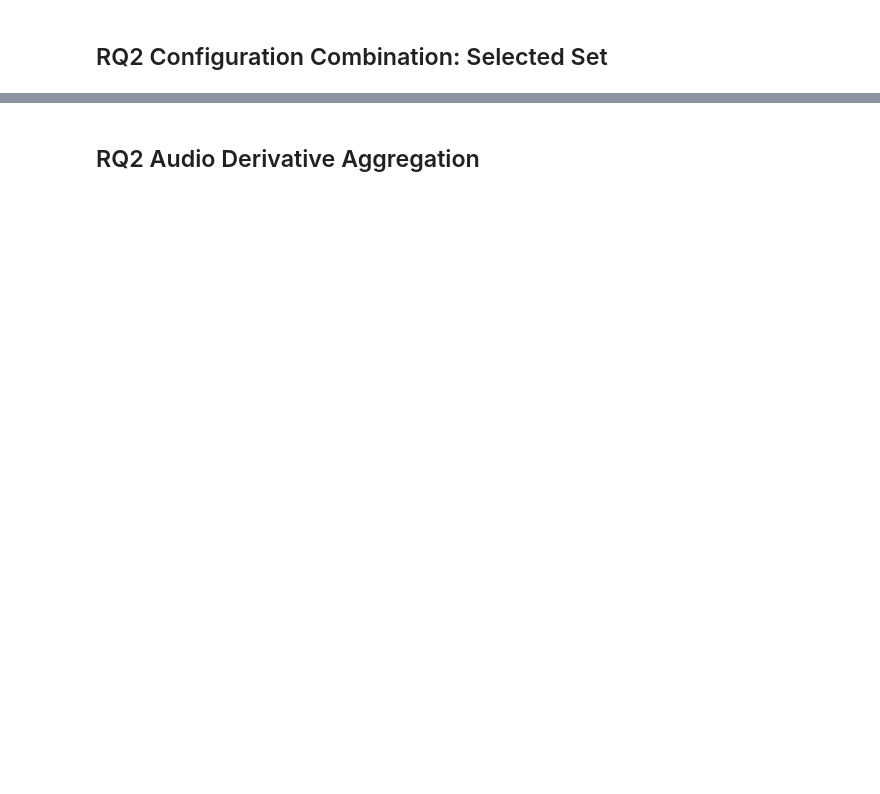
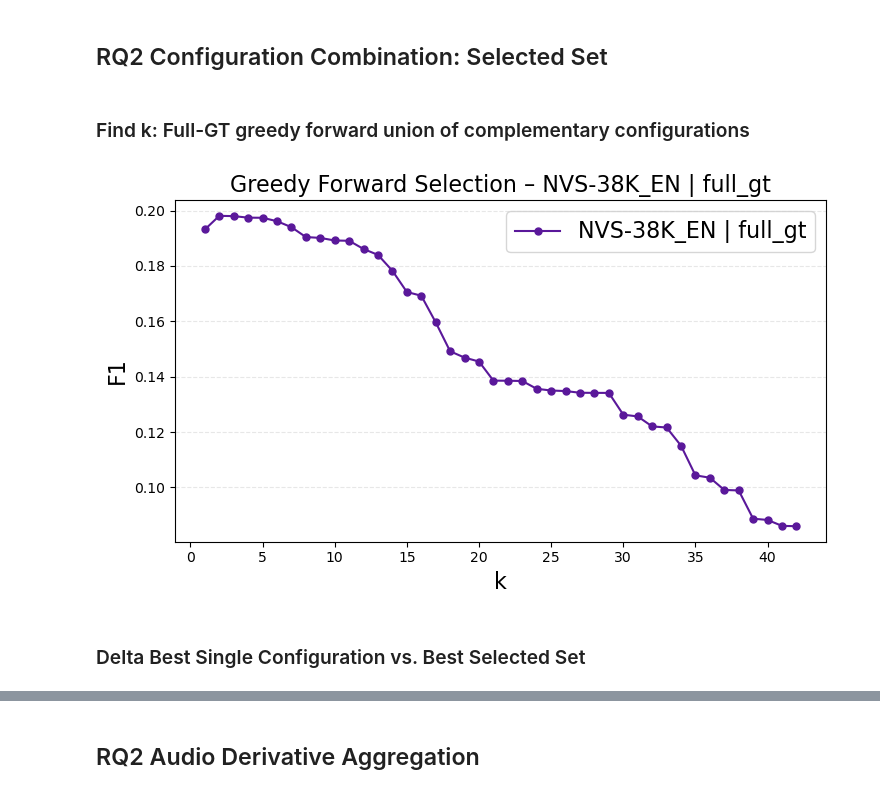
Before and after one commit to mafo3186/nvv-isolation-pipeline, a Jupyter notebook: notebooks/results_pipeline_evaluation_20260414.ipynb, the cells around one changed output, grey strips where cells are left out. Saved outputs shown, nothing was run; the diff lists cells and outputs as text; code cells hidden in the pictures; blank space fills up the shorter version.

Commit message:
thesis plot f1 vs k

```diff
--- a/notebooks/results_pipeline_evaluation_20260414.ipynb
+++ b/notebooks/results_pipeline_evaluation_20260414.ipynb
@@ -460,3 +405,18 @@ fig_part_gt.savefig(
 )
 # %% [markdown]
 ## RQ2 Configuration Combination: Selected Set
+# %% [markdown]
+### Find k: Full-GT greedy forward union of complementary configurations
+# %%
+from evaluation.rq_plots import plot_rq2a_f1_vs_k
+
+df_f1_vs_k = bundles_by_spec["NVS-38K_EN | full_gt"]["results"]["rq2a_f1_vs_k"]
+
+f1_vs_k_fig = plot_rq2a_f1_vs_k(
+    df_f1_vs_k,
+    setting="NVS-38K_EN | full_gt",
+)
+
+plt.show()
+# %% [output]
+[figure, added]
@@ -463,3 +433,5 @@ fig_part_gt.savefig(
+# %% [markdown]
+### Delta Best Single Configuration vs. Best Selected Set
 # %%
 from evaluation.analysis_tables import build_rq2a_selected_set_tables
 
```
Also changed, not shown: parts of 32 cells of this notebook, 2 other files.
